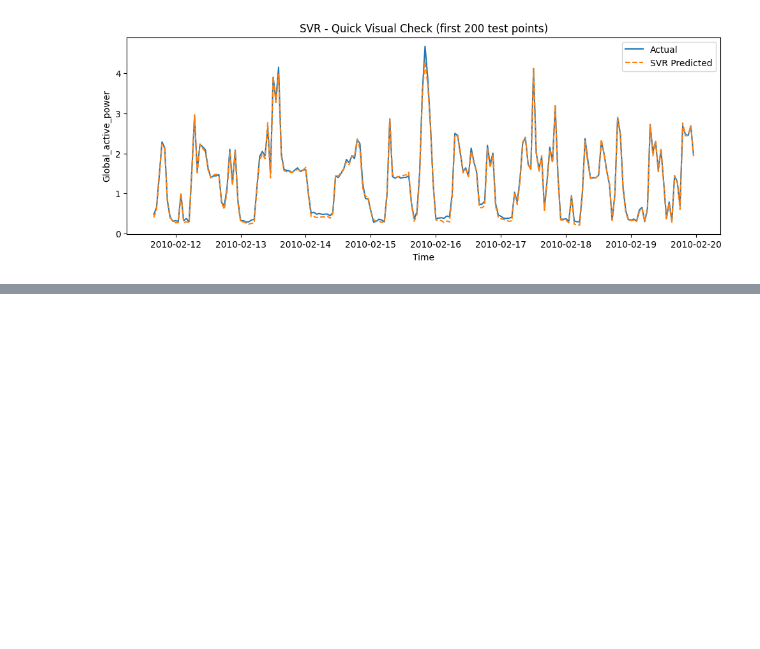
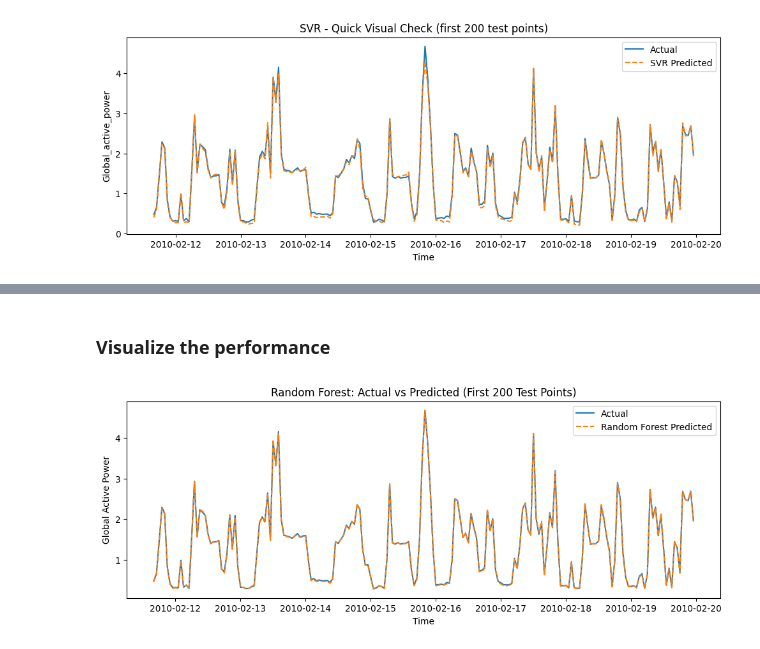
Before and after one commit to pinarrcindemirr/ML_Q1122408, a Jupyter notebook: ML_Q1122408.ipynb, the cells around one changed output, grey strips where cells are left out. Cells and saved outputs as stored; diff of their text form; code cells hidden in the pictures; blank space fills up the shorter version.

```diff
--- a/ML_Q1122408.ipynb
+++ b/ML_Q1122408.ipynb
@@ -541,0 +664,15 @@ plt.show()
+# %% [markdown]
+### Visualize the performance
+# %%
+n = 200  # ilk 200 test noktası (okunabilirlik için)
+
+plt.figure(figsize=(12, 4))
+plt.plot(df_rf_results["Actual"].iloc[:n], label="Actual")
+plt.plot(df_rf_results["Predicted"].iloc[:n], label="Random Forest Predicted", linestyle="--")
+plt.title("Random Forest: Actual vs Predicted (First 200 Test Points)")
+plt.xlabel("Time")
+plt.ylabel("Global Active Power")
+plt.legend()
+plt.show()
+# %% [output]
+[figure, added]
```
Also changed, not shown: parts of 13 cells of this notebook.
